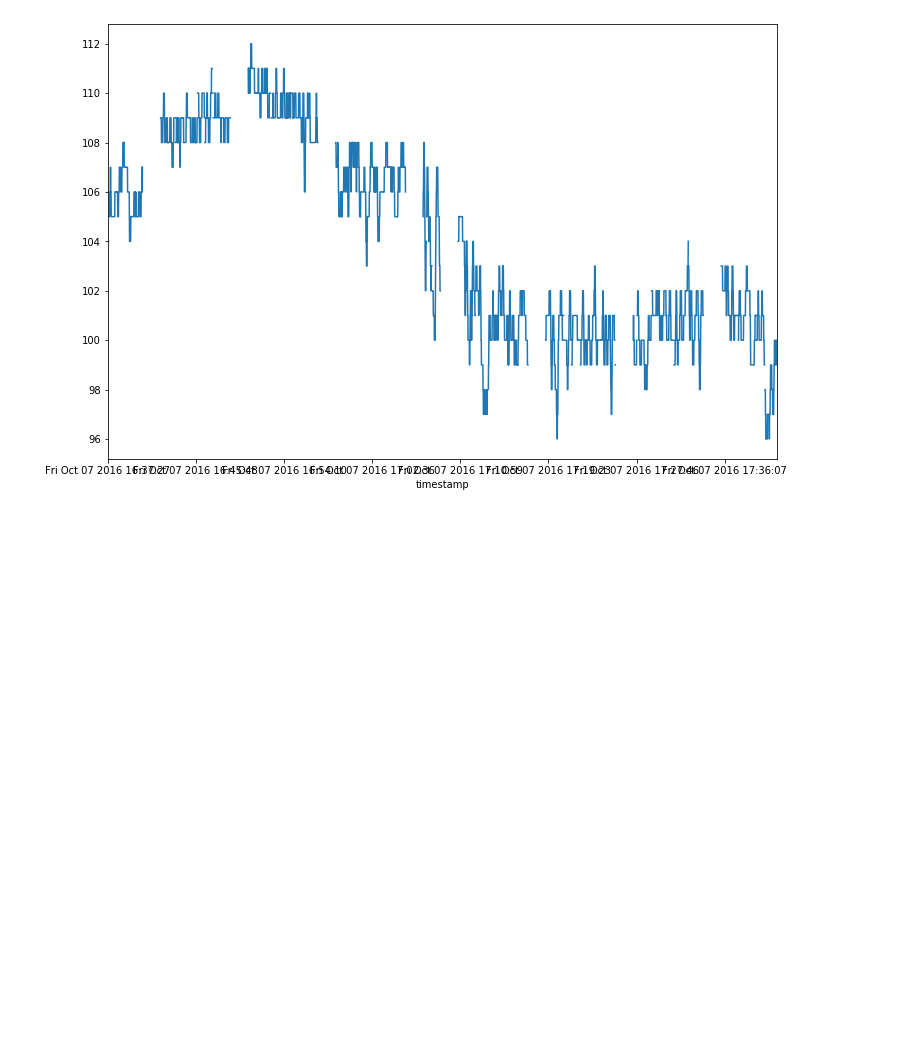
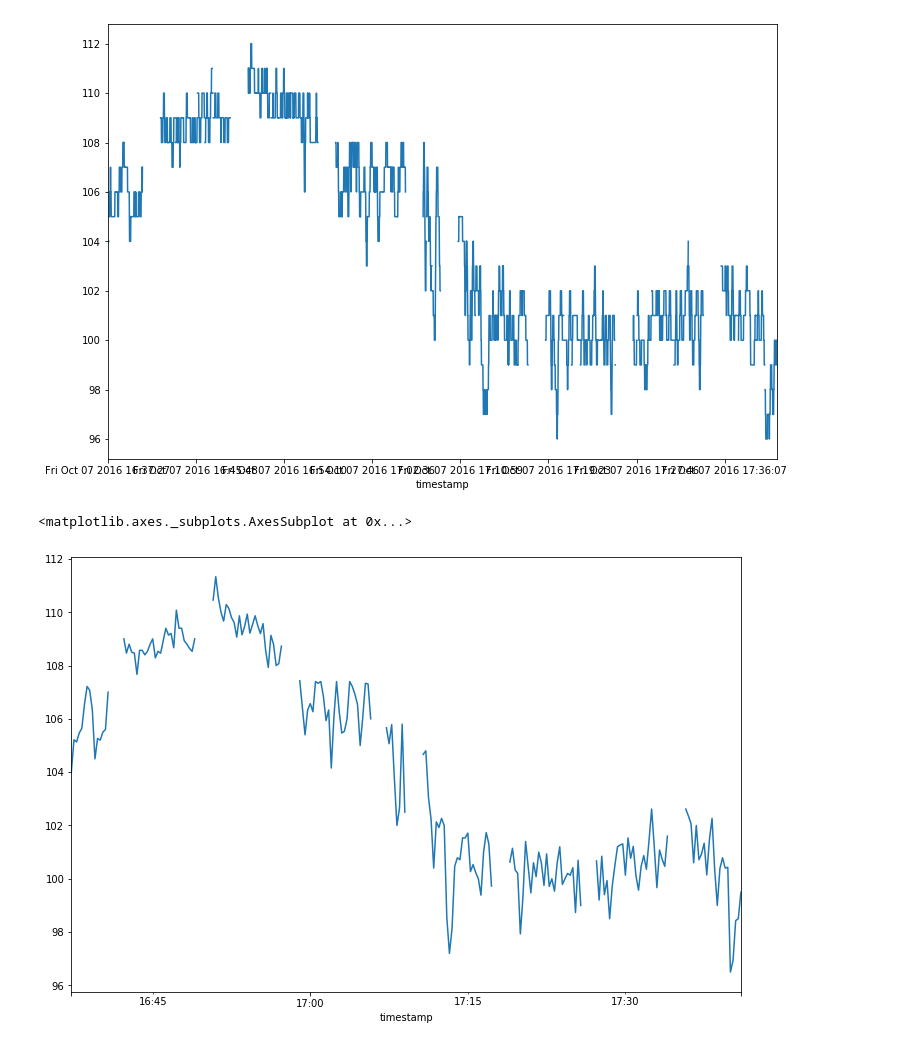
Before and after one commit to TomMonks/cats-time-series, a Jupyter notebook: pre_processing.ipynb, the cells around one changed output. Drawn from its saved outputs; the diff is of its cells as text; code cells hidden in the pictures; blank space fills up the shorter version.

Commit message:
test resample period

```diff
--- a/pre_processing.ipynb
+++ b/pre_processing.ipynb
@@ -94,7 +94,7 @@ df_agg = pd.concat([df_small.groupby(by='timestamp')['catsid'].count(),
                    df_small.groupby(by='timestamp').agg(dict_apply)],
                    axis=1)
 
-
+df_agg.index = pd.to_datetime(df_agg.index)
 df_agg.rename(columns={'catsid':'count'})
 df_agg.head()
 # %% [output]
@@ -164,3 +179,8 @@ ct.time_series['hr_0002-4182'].plot(figsize=(12,8))
 # %% [output]
 <matplotlib.axes._subplots.AxesSubplot at 0x...>
 [figure]
+# %%
+df_agg['hr_0002-4182'].resample(rule='15s').mean().plot.line(figsize=(12,8))
+# %% [output]
+<matplotlib.axes._subplots.AxesSubplot at 0x...>
+[figure, added]
```
Also changed, not shown: parts of 1 cell of this notebook, 2 other files.
